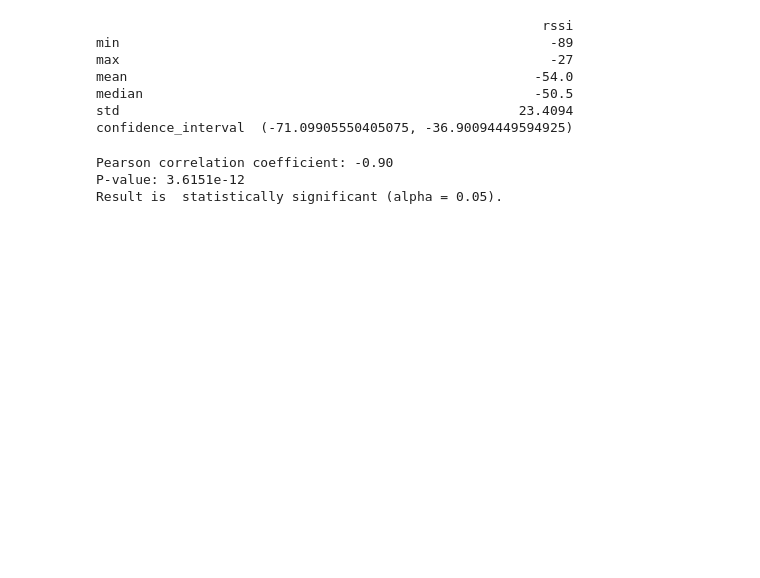
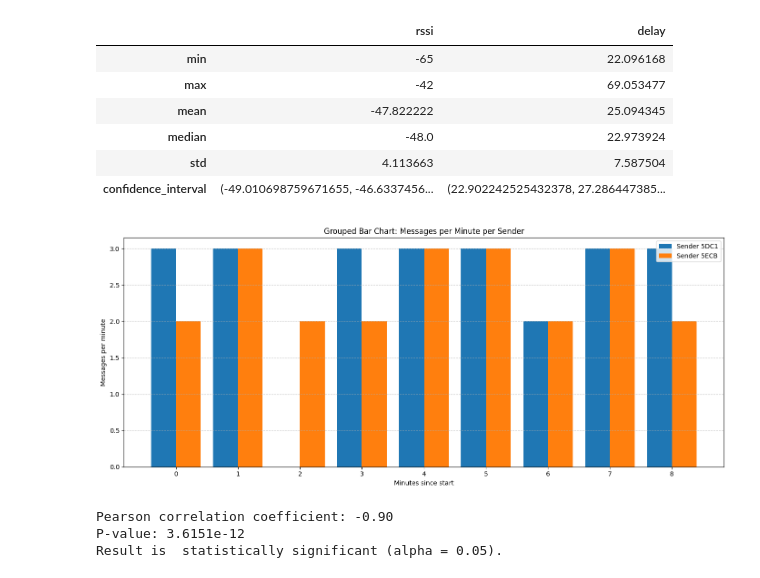
Before and after one commit to mosestong/ble-contact-tracer, a Jupyter notebook: statistics.ipynb, the cells around one changed output. Cells and saved outputs as stored; diff of their text form; code cells hidden in the pictures; blank space fills up the shorter version.

```diff
--- a/statistics.ipynb
+++ b/statistics.ipynb
@@ -2,7 +2,7 @@
 import pandas as pd
 
 # CSV file will only be the sample measurements
-df = pd.read_csv('detectedContacts.csv')
+df = pd.read_csv('detected_contacts.csv')
 # %%
 import numpy as np
 import scipy.stats
@@ -21,24 +21,65 @@ def confidence_interval(values):
 import numpy as np
 
 # Descriptive statistics: Mean, median, standard deviation for all quantitative metrics
-metrics = ['rssi']
-aggregates = {
-    'rssi': ['min', 'max', 'mean', 'median', 'std', confidence_interval]
-}
+metrics = ['rssi', 'delay']
+functions = ['min', 'max', 'mean', 'median', 'std', confidence_interval]
 
 metrics_df = df[metrics]
 
-results = metrics_df.aggregate(aggregates)
+results = metrics_df.aggregate(functions)
 
-print(results)
+display(results)
 # %% [output]
-                                                         rssi
-min                                                       -89
-max                                                       -27
-mean                                                    -54.0
-median                                                  -50.5
-std                                                   23.4094
-confidence_interval  (-71.09905550405075, -36.90094449594925)
+|  | rssi | delay |
+| min | -65 | 22.096168 |
+| max | -42 | 69.053477 |
+| mean | -47.822222 | 25.094345 |
+| median | -48.0 | 22.973924 |
+| std | 4.113663 | 7.587504 |
+| confidence_interval | (-49.010698759671655, -46.6337456... | (22.902242525432378, 27.286447385... |
+# %%
+import matplotlib.pyplot as plt
+from datetime import datetime
+import pandas as pd
+import numpy as np
+
+
+def get_timestamp(date_string):
+    return int(datetime.strptime(date_string, '%Y-%m-%d %H:%M:%S').timestamp())
+
+df['server_timestamp'] = df['timestamp'].apply(get_timestamp)
+start = df['server_timestamp'].min()
+end = df['server_timestamp'].max()
+
+# Create time bins per minute
+bins = list(range(start, end + 60, 60))
+bin_labels = list(range(len(bins) - 1))
+
+# Bin data and group by sender
+df['minute_bin'] = pd.cut(df['server_timestamp'], bins=bins, labels=bin_labels, right=False)
+
+grouped = df.groupby(['minute_bin', 'sender_id']).size().unstack(fill_value=0)
+
+# prepare data
+x = np.arange(len(grouped.index))
+width = 0.8 / len(grouped.columns)
+
+plt.figure(figsize=(14, 6))
+
+# Plot each sender's bar shifted horizontally
+for i, sender_id in enumerate(grouped.columns):
+    plt.bar(x + i * width, grouped[sender_id], width=width, label=f'Sender {sender_id}')
+
+plt.xlabel('Minutes since start')
+plt.ylabel('Messages per minute')
+plt.title('Grouped Bar Chart: Messages per Minute per Sender')
+plt.xticks(x + width * (len(grouped.columns) - 1) / 2, grouped.index.astype(int))
+plt.legend()
+plt.grid(axis='y', linestyle='--', alpha=0.7)
+plt.tight_layout()
+plt.show()
+# %% [output]
+[figure, added]
 # %%
 import pandas as pd
 from scipy.stats import pearsonr
```
